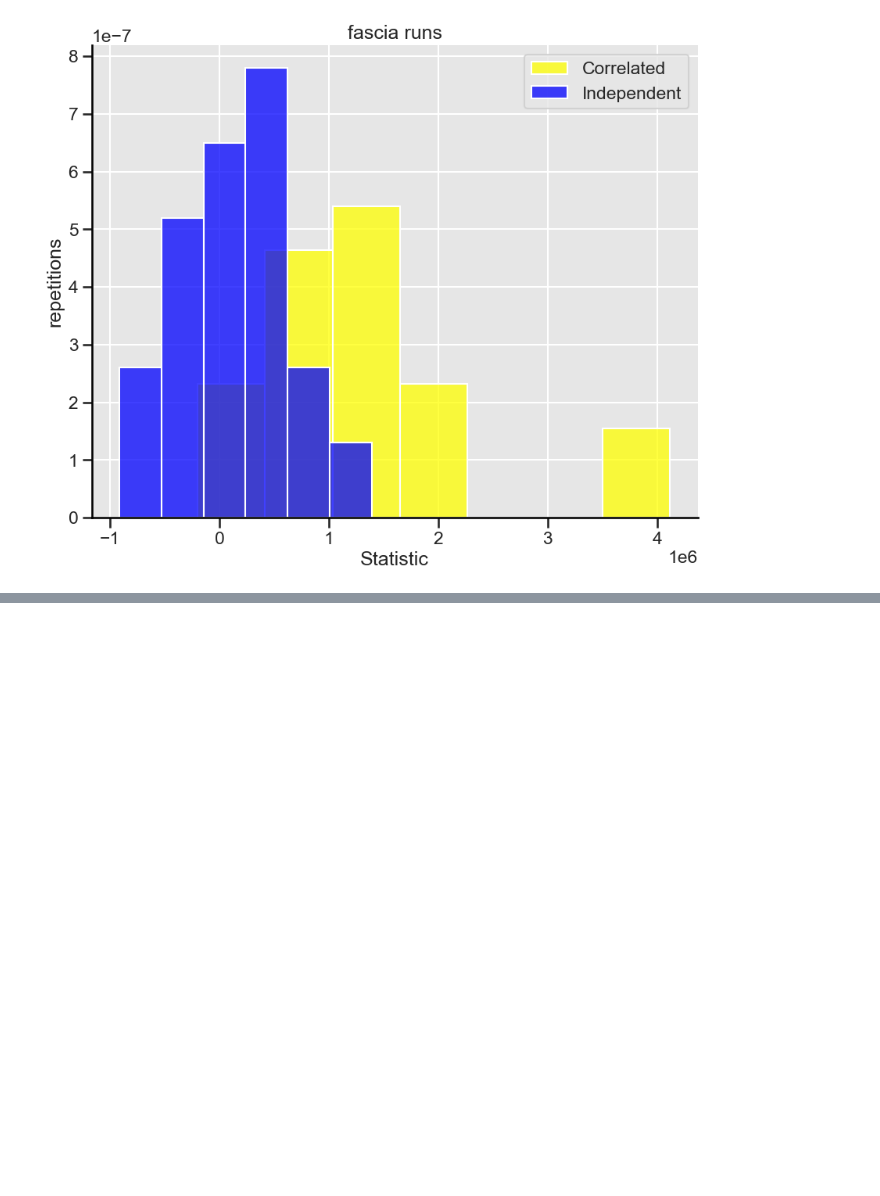
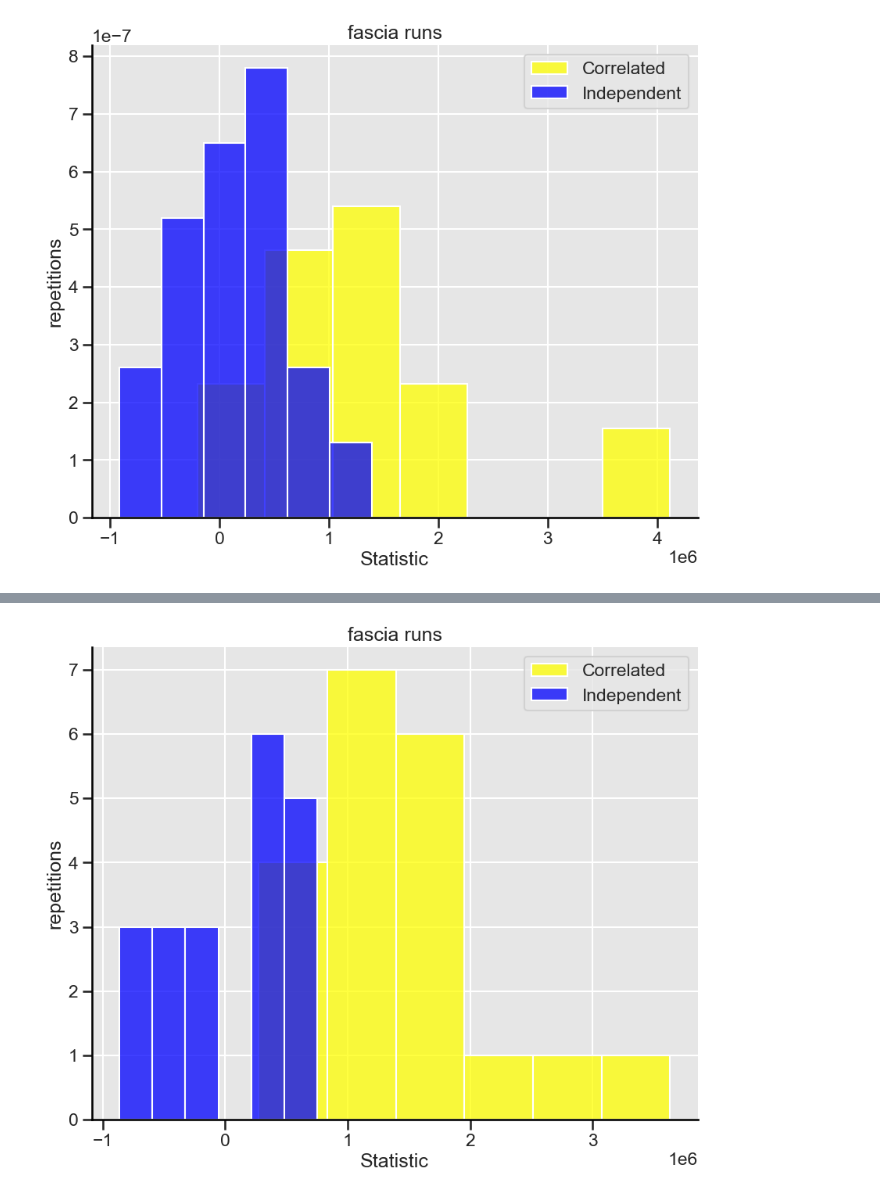
Before and after one commit to louishu17/fasciaGraphSimilarity, a Jupyter notebook: FasciaVisualizations.ipynb, the cells around one changed output, grey strips where cells are left out. Saved outputs shown, nothing was run; the diff lists cells and outputs as text; code cells hidden in the pictures; blank space fills up the shorter version.

```diff
--- a/FasciaVisualizations.ipynb
+++ b/FasciaVisualizations.ipynb
@@ -121,0 +150,13 @@ sns.despine(right = True, top=True)
+# %%
+#k = 5, n = 10000, t = 2000
+list1 = [1.278396e+06, 8.732381e+05, 1.314407e+06, 3.887669e+05, 2.047246e+06, 6.145551e+05, 7.827984e+05, 1.404524e+06, 1.949425e+06, 2.707322e+06, 8.687297e+05, 1.571530e+06, 1.854057e+06, 3.632103e+06, 9.260674e+05, 1.142616e+06, 1.086809e+06, 1.401829e+06, 1.760392e+06, 2.727841e+05]
+list2 = [7.521093e+05, 4.082365e+05, 5.797943e+05, 2.785570e+05, -3.880280e+05, 6.382922e+05, 5.131264e+05, -3.180187e+05, 2.176012e+05, 4.407810e+05, -7.828670e+05, 2.385522e+05, -4.046451e+05, -8.648990e+05, 4.291310e+05, -4.638951e+05, -1.478603e+05, 4.941668e+05, -7.729756e+05, -1.576646e+05]
+
+sns.histplot(list1, color='yellow', label='Correlated')
+sns.histplot(list2, color='blue', label="Independent").set(xlabel = 'Statistic', ylabel = 'repetitions', title = 'fascia runs')
+plt.legend()
+sns.set_style("darkgrid", {'ytick.left' : True, 'xtick.bottom': True, 'axes.spines.left': True, 'grid.color': '1', 'axes.edgecolor': '0', 'axes.spines.right': False, "axes.facecolor": ".9"})
+sns.set_context("talk")
+sns.despine(right = True, top=True)
+# %% [output]
+[figure, added]
```
Also changed, not shown: parts of 3 cells of this notebook, 3 other files.
